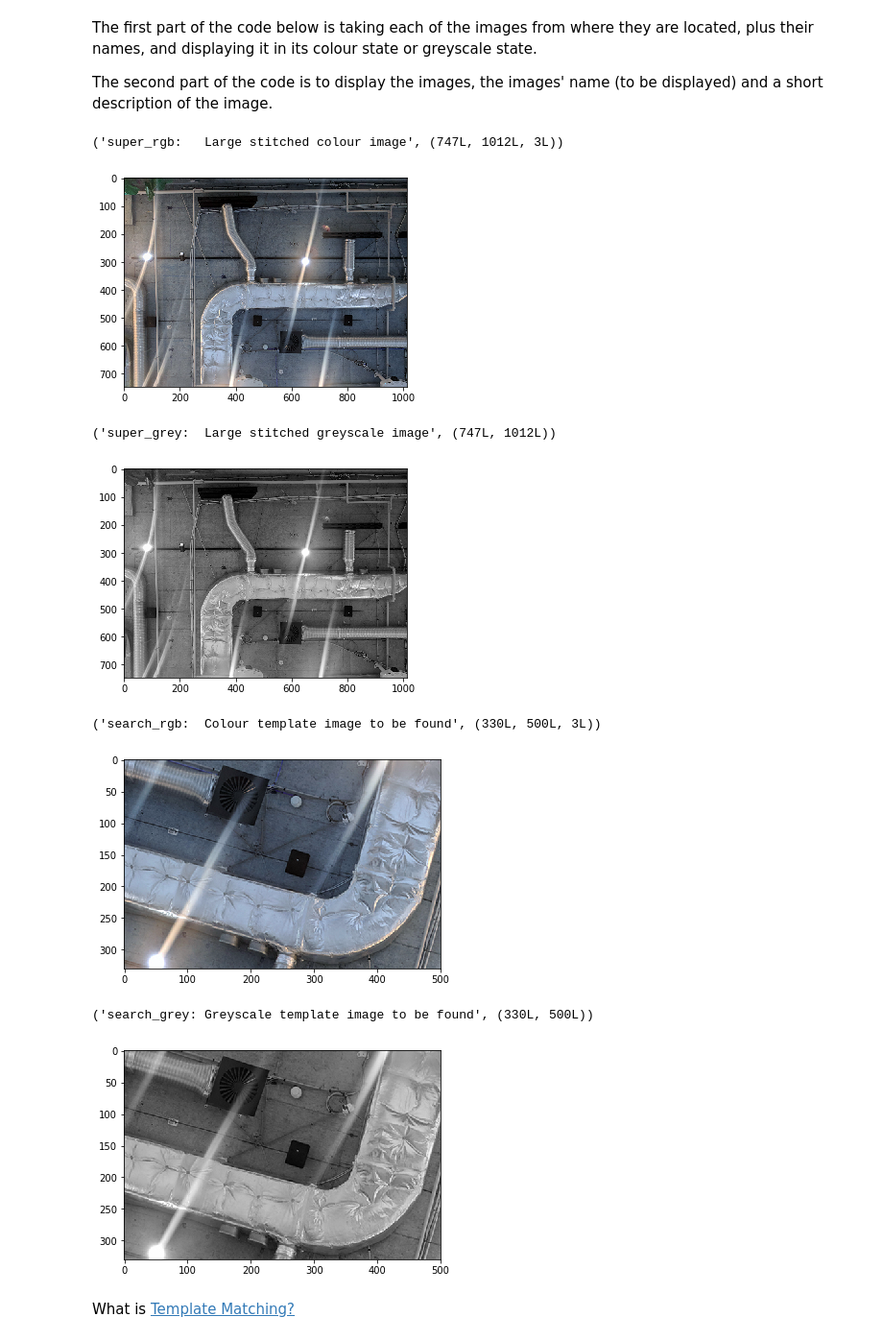
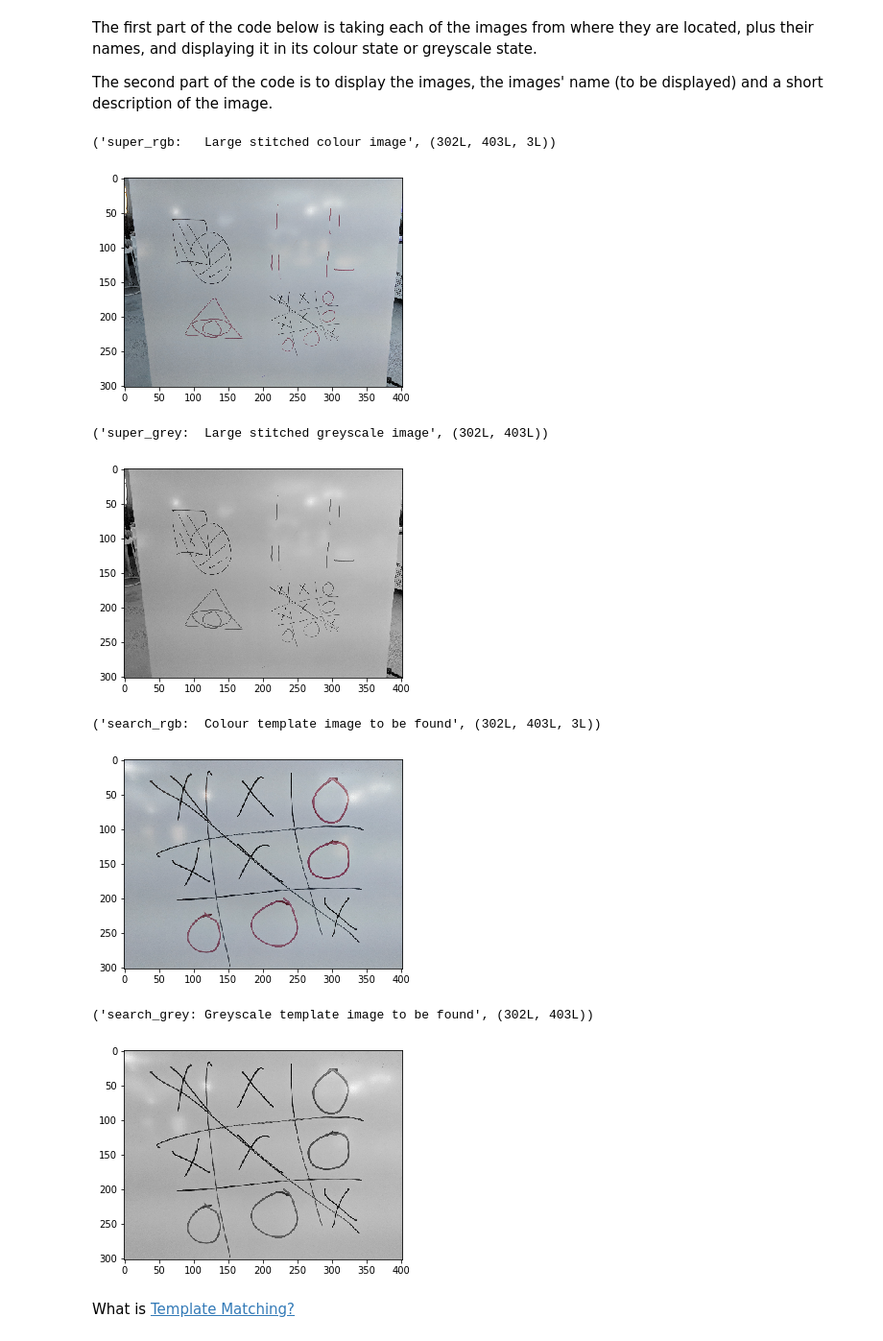
Before and after one commit to z5016621/IndoorDeskLocation, a Jupyter notebook: CV2 exploration-checkpoint.ipynb, the cells around one changed output. Shown at 96% size. Saved outputs shown, nothing was run; the diff lists cells and outputs as text; code cells hidden in the pictures.

Commit message:
white board tests
Trying to see if the algo works - it doesn't (work well enough)!

```diff
--- a/CV2 exploration-checkpoint.ipynb
+++ b/CV2 exploration-checkpoint.ipynb
@@ -34,10 +34,14 @@ Search Image `largeTrueSub_down.jpg' ...`
 # %% [markdown]
 The following part of the code, the 'folderPath' is the directory or location of the two images to be used
 # %%
-folderPath = ""
-imgName = "imageStitch_down.jpg"
-subImgName = "largeTrueSub_down.jpg"
-newImage = "subImage_down.jpg"
+#folderPath = ""
+#imgName = "imageStitch_down.jpg"
+#subImgName = "largeTrueSub_down.jpg"
+#newImage = "subImage_down.jpg"
+folderPath = "whiteboardTest\\wb"
+imgName = "Main.jpg"
+subImgName = "AidenWins.jpg"
+newImage = "Loss.jpg"
 # %% [markdown]
 Array, within Array, within Array? - DOUBLE CHECK
 ![42554867_327272068033724_7089028016663166976_n.jpg](attachment:42554867_327272068033724_7089028016663166976_n.jpg)
@@ -59,24 +63,26 @@ it in its colour state or greyscale state.
 
 The second part of the code is to display the images, the images' name (to be displayed) and a short description of the image.
 # %%
-super_rgb   =    cv2.imread(folderPath + imgName,    cv2.IMREAD_COLOR)
-super_grey  =    cv2.imread(folderPath + imgName,    cv2.IMREAD_GRAYSCALE)
-search_rgb  =    cv2.imread(folderPath + subImgName, cv2.IMREAD_COLOR)
-search_grey =    cv2.imread(folderPath + subImgName, cv2.IMREAD_GRAYSCALE)
+# resize variables
+x_size, y_size = 0.1, 0.1
+super_rgb   =    cv2.resize(cv2.imread(folderPath + imgName,    cv2.IMREAD_COLOR), None, fx=x_size, fy=y_size)
+super_grey  =    cv2.resize(cv2.imread(folderPath + imgName,    cv2.IMREAD_GRAYSCALE), None, fx=x_size, fy=y_size)
+search_rgb  =    cv2.resize(cv2.imread(folderPath + subImgName, cv2.IMREAD_COLOR), None, fx=x_size, fy=y_size)
+search_grey =    cv2.resize(cv2.imread(folderPath + subImgName, cv2.IMREAD_GRAYSCALE), None, fx=x_size, fy=y_size)
 
 show_image(super_rgb,     "super_rgb:   Large stitched colour image")
 show_image(super_grey,    "super_grey:  Large stitched greyscale image")
 show_image(search_rgb,    "search_rgb:  Colour template image to be found")
 show_image(search_grey,   "search_grey: Greyscale template image to be found")
 # %% [output]
-('super_rgb:   Large stitched colour image', (747L, 1012L, 3L))
+('super_rgb:   Large stitched colour image', (302L, 403L, 3L))
-[figure, old version]
+[figure, new version]
-('super_grey:  Large stitched greyscale image', (747L, 1012L))
+('super_grey:  Large stitched greyscale image', (302L, 403L))
-[figure, old version]
+[figure, new version]
-('search_rgb:  Colour template image to be found', (330L, 500L, 3L))
+('search_rgb:  Colour template image to be found', (302L, 403L, 3L))
-[figure, old version]
+[figure, new version]
-('search_grey: Greyscale template image to be found', (330L, 500L))
+('search_grey: Greyscale template image to be found', (302L, 403L))
-[figure, old version]
+[figure, new version]
 # %% [markdown]
 What is [Template Matching?](https://docs.opencv.org/3.0-beta/doc/py_tutorials/py_imgproc/py_template_matching/py_template_matching.html)
 # %% [markdown]
```
Also changed, not shown: parts of 4 cells of this notebook, 14 other files.
